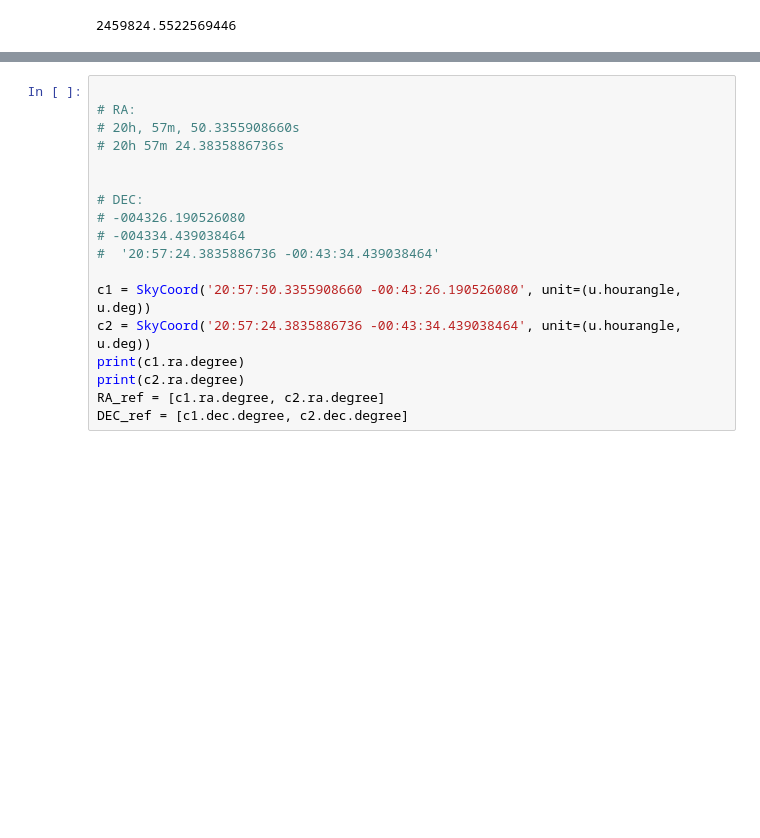
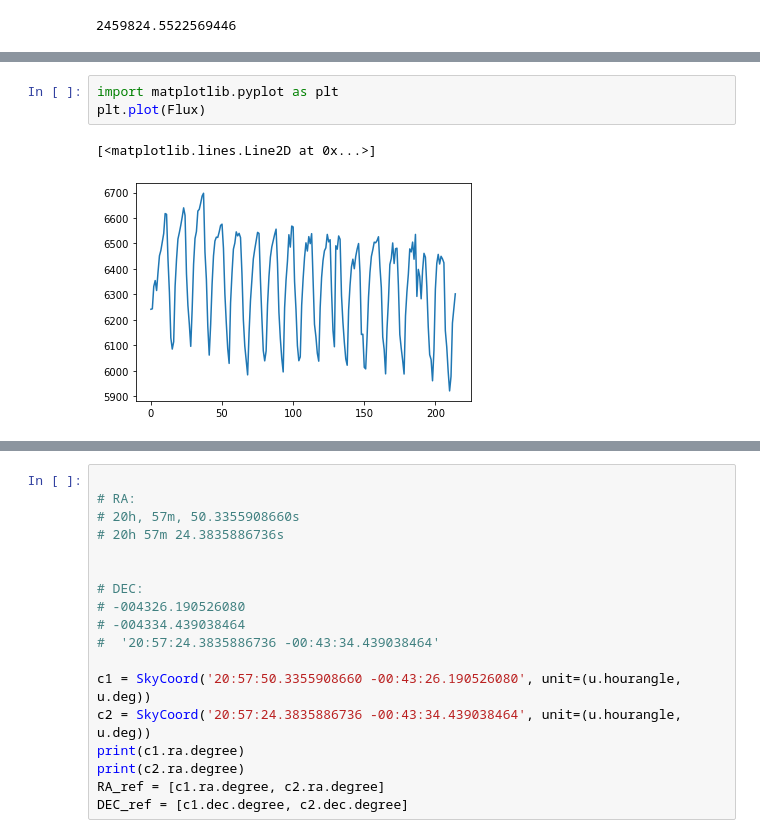
Before and after one commit to AnnikaDeutsch/Photometry_Lab, a Jupyter notebook: Asteroid Lightcurve.ipynb, the cells around one changed output, grey strips where cells are left out. Saved outputs shown, nothing was run; the diff lists cells and outputs as text; blank space fills up the shorter version.

```diff
--- a/Asteroid Lightcurve.ipynb
+++ b/Asteroid Lightcurve.ipynb
@@ -61,0 +150,6 @@ DEC.append(obj.ephemerides()['DEC'][0])
+# %%
+import matplotlib.pyplot as plt
+plt.plot(Flux)
+# %% [output]
+[<matplotlib.lines.Line2D at 0x...>]
+[figure, added]
```
Also changed, not shown: parts of 6 cells of this notebook, 1 other file.
